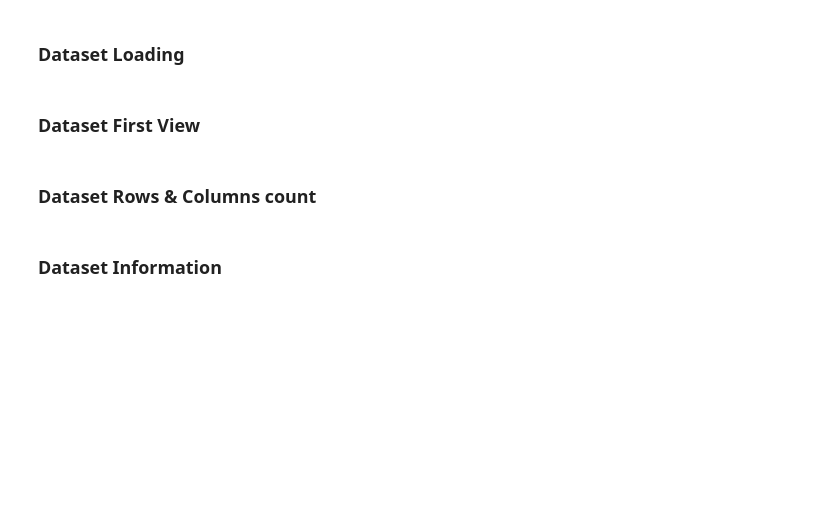
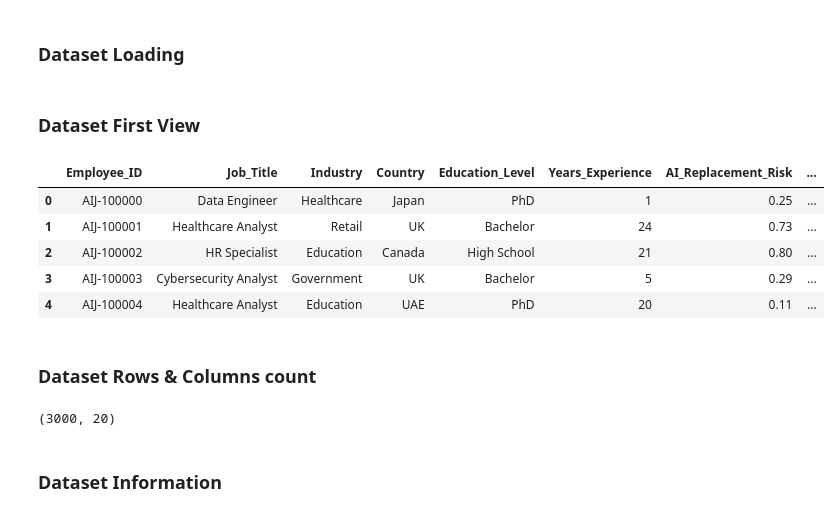
Before and after one commit to ianujrathore/GenerativeAI-and-AgenticAI, a Jupyter notebook: EDA_Project_AI_Impact_on_Job_Market_by_2030.ipynb, the cells around one changed output. Saved outputs shown, nothing was run; the diff lists cells and outputs as text; code cells hidden in the pictures; blank space fills up the shorter version.

```diff
--- a/EDA_Project_AI_Impact_on_Job_Market_by_2030.ipynb
+++ b/EDA_Project_AI_Impact_on_Job_Market_by_2030.ipynb
@@ -84,10 +89,21 @@ M - Multivariate Analysis
 ### Dataset First View
 # %%
 # Dataset First Look
+df.head()
+# %% [output]
+|  | Employee_ID | Job_Title | Industry | Country | Education_Level | Years_Experience | AI_Replacement_Risk | ... |
+| 0 | AIJ-100000 | Data Engineer | Healthcare | Japan | PhD | 1 | 0.25 | ... |
+| 1 | AIJ-100001 | Healthcare Analyst | Retail | UK | Bachelor | 24 | 0.73 | ... |
+| 2 | AIJ-100002 | HR Specialist | Education | Canada | High School | 21 | 0.80 | ... |
+| 3 | AIJ-100003 | Cybersecurity Analyst | Government | UK | Bachelor | 5 | 0.29 | ... |
+| 4 | AIJ-100004 | Healthcare Analyst | Education | UAE | PhD | 20 | 0.11 | ... |
 # %% [markdown]
 ### Dataset Rows & Columns count
 # %%
 # Dataset Rows & Columns count
+df.shape
+# %% [output]
+(3000, 20)
 # %% [markdown]
 ### Dataset Information
 # %%
```
Also changed, not shown: parts of 18 cells of this notebook.
